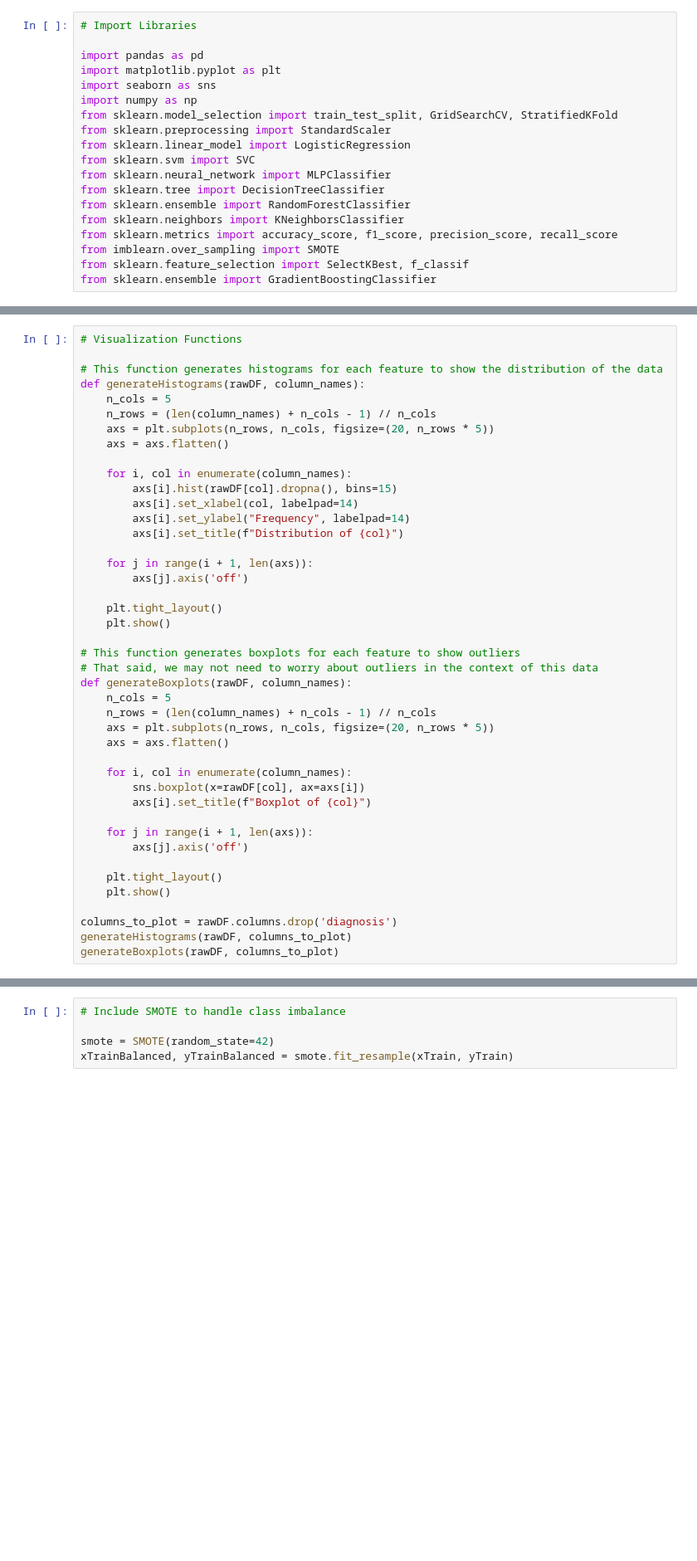
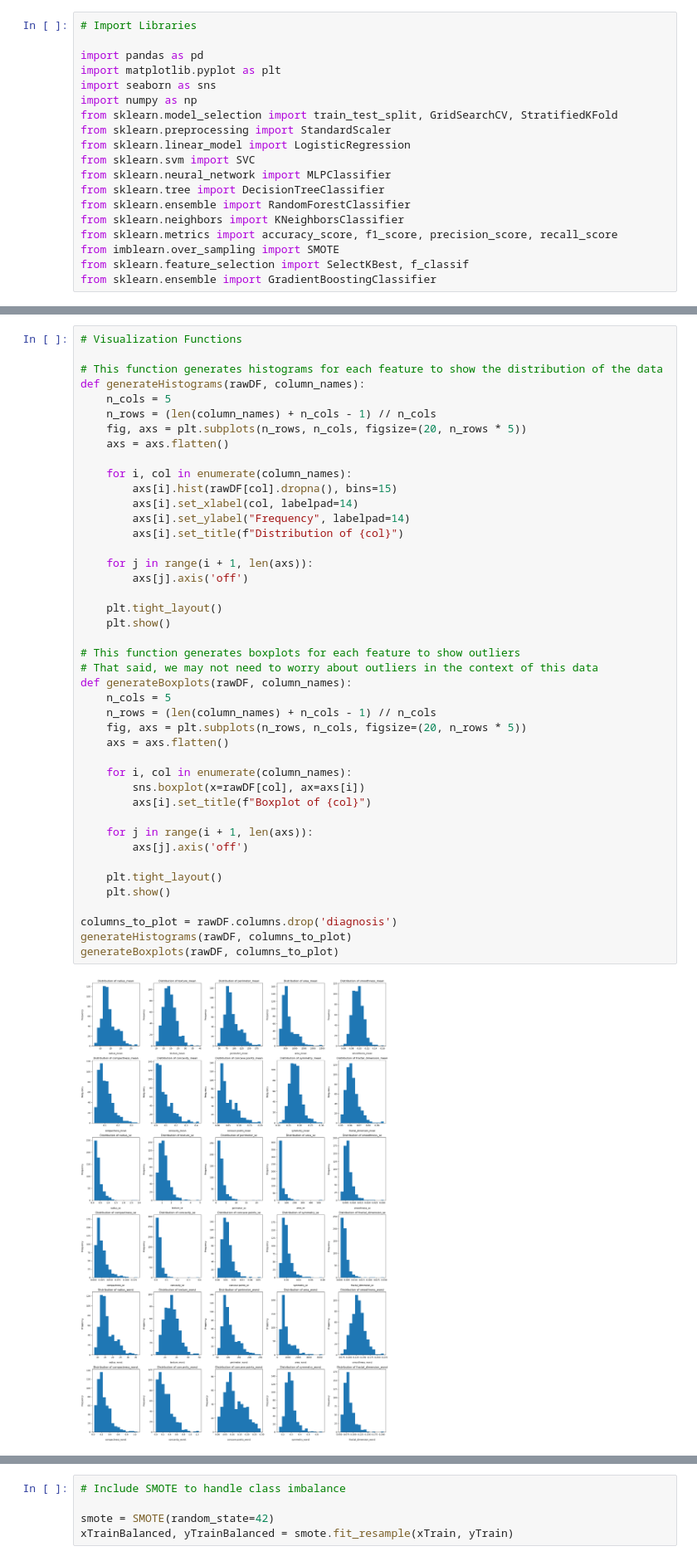
Before and after one commit to nov8r/breast-cancer-diagnosis-ml, a Jupyter notebook: final.ipynb, the cells around one changed output, grey strips where cells are left out. Shown at 83% size. Cells and saved outputs as stored; diff of their text form; blank space fills up the shorter version.

```diff
--- a/final.ipynb
+++ b/final.ipynb
@@ -46,7 +83,7 @@ for col in rawDF:
 def generateHistograms(rawDF, column_names):
     n_cols = 5
     n_rows = (len(column_names) + n_cols - 1) // n_cols
-    axs = plt.subplots(n_rows, n_cols, figsize=(20, n_rows * 5))
+    fig, axs = plt.subplots(n_rows, n_cols, figsize=(20, n_rows * 5))
     axs = axs.flatten()
 
     for i, col in enumerate(column_names):
@@ -54,31 +91,33 @@ def generateHistograms(rawDF, column_names):
         axs[i].set_xlabel(col, labelpad=14)
         axs[i].set_ylabel("Frequency", labelpad=14)
         axs[i].set_title(f"Distribution of {col}")
 
     for j in range(i + 1, len(axs)):
         axs[j].axis('off')
 
     plt.tight_layout()
     plt.show()
 
 # This function generates boxplots for each feature to show outliers
 # That said, we may not need to worry about outliers in the context of this data
 def generateBoxplots(rawDF, column_names):
     n_cols = 5
     n_rows = (len(column_names) + n_cols - 1) // n_cols
-    axs = plt.subplots(n_rows, n_cols, figsize=(20, n_rows * 5))
+    fig, axs = plt.subplots(n_rows, n_cols, figsize=(20, n_rows * 5))
     axs = axs.flatten()
 
     for i, col in enumerate(column_names):
         sns.boxplot(x=rawDF[col], ax=axs[i])
         axs[i].set_title(f"Boxplot of {col}")
 
     for j in range(i + 1, len(axs)):
         axs[j].axis('off')
 
     plt.tight_layout()
     plt.show()
 
 columns_to_plot = rawDF.columns.drop('diagnosis')
 generateHistograms(rawDF, columns_to_plot)
 generateBoxplots(rawDF, columns_to_plot)
+# %% [output]
+[figure, added]
```
Also changed, not shown: parts of 15 cells of this notebook.
